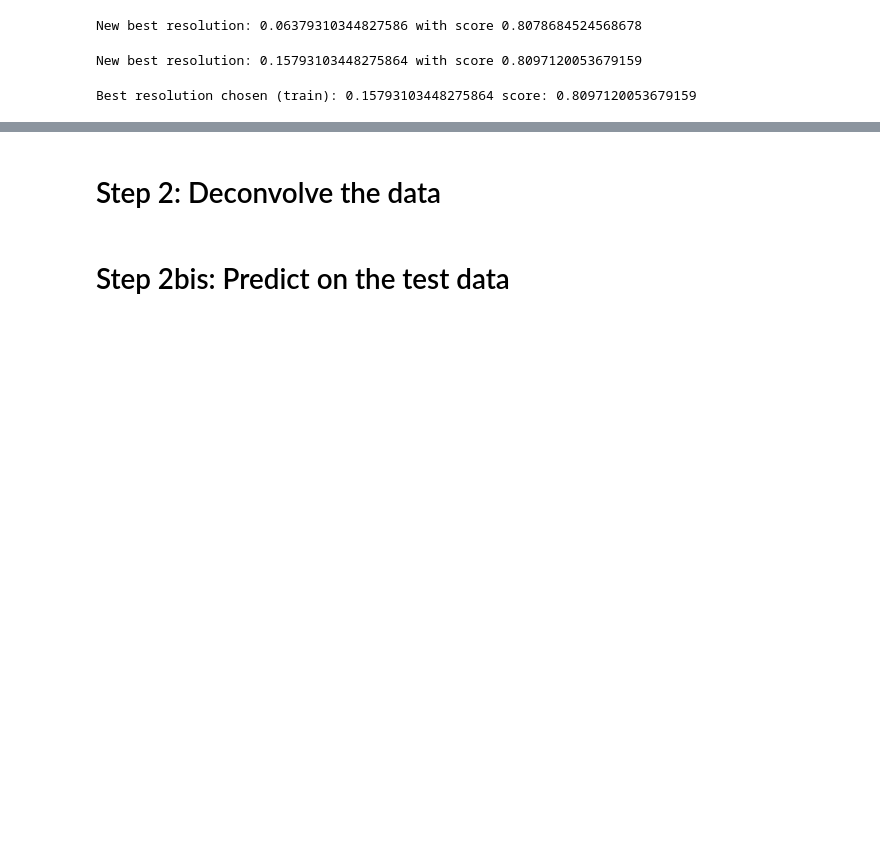
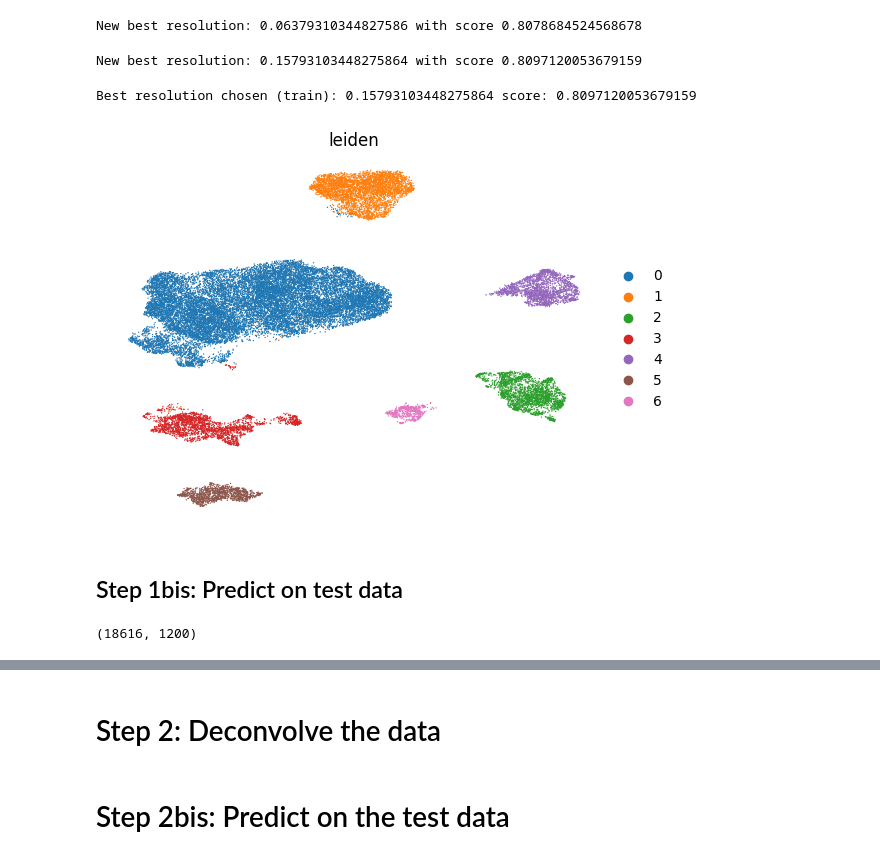
Before and after one commit to EdoardoNegri/Genomics_2, a Jupyter notebook: code.ipynb, the cells around one changed output, grey strips where cells are left out. Drawn from its saved outputs; the diff is of its cells as text; code cells hidden in the pictures; blank space fills up the shorter version.

```diff
--- a/code.ipynb
+++ b/code.ipynb
@@ -195,0 +188,14 @@ sc.tl.leiden(sc_train, resolution=best_res, key_added="cluster")
+# %%
+sc.pl.umap(
+    sc_train,
+    color=['leiden'],
+    frameon=False,
+)
+# %% [output]
+[figure, added]
+# %% [markdown]
+## Step 1bis: Predict on test data
+# %%
+sc_test.shape
+# %% [output]
+(18616, 1200)
```
Also changed, not shown: parts of 22 cells of this notebook, 1 other file.
